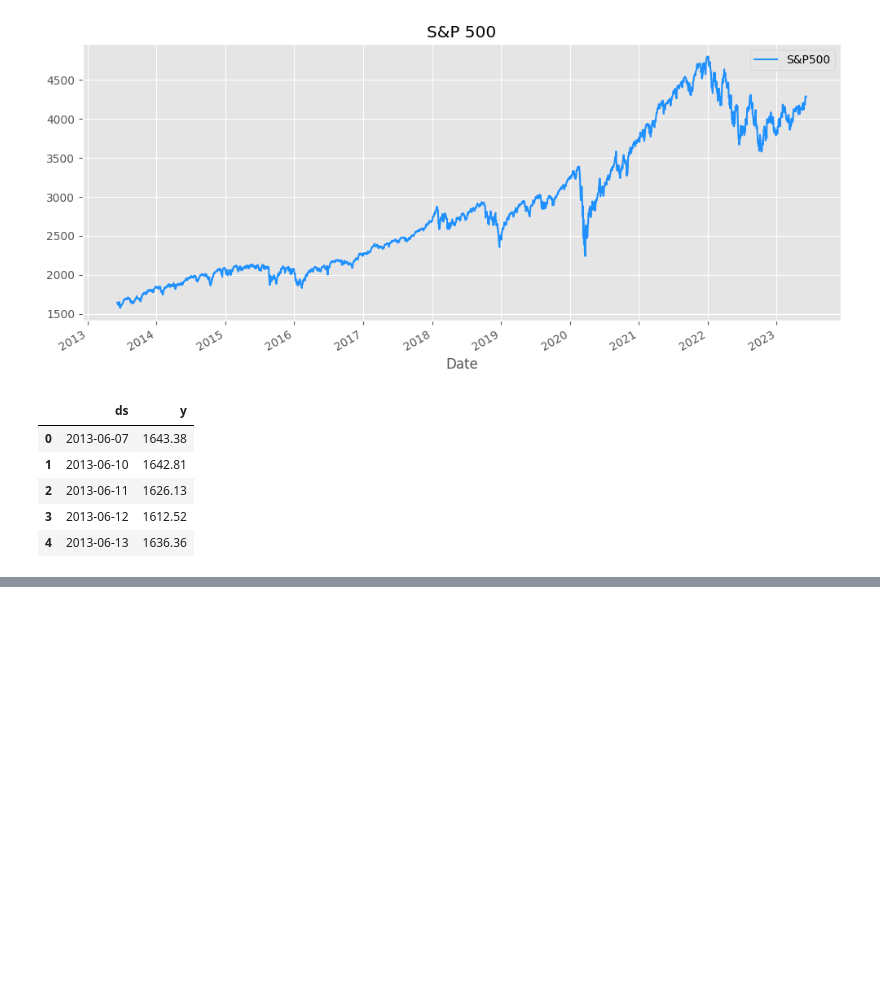
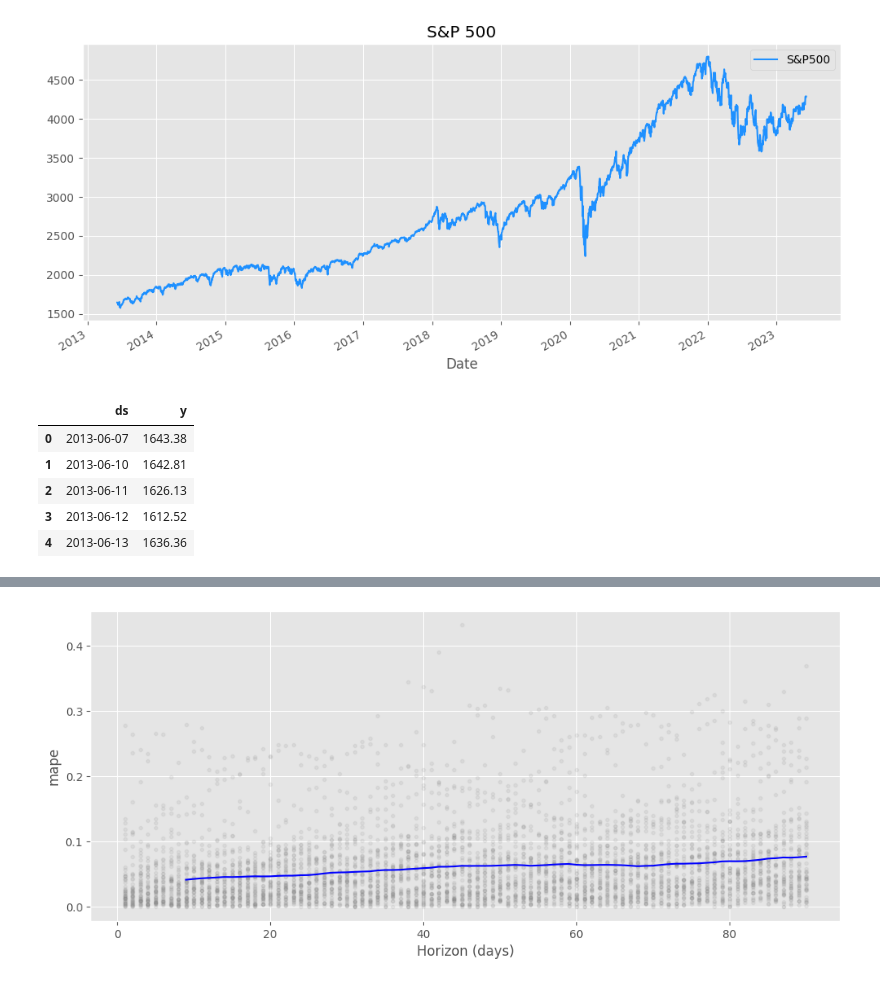
Before and after one commit to Yeuf/sp500_forecast, a Jupyter notebook: sp500_forecast.ipynb, the cells around one changed output, grey strips where cells are left out. Cells and saved outputs as stored; diff of their text form; code cells hidden in the pictures; blank space fills up the shorter version.

```diff
--- a/sp500_forecast.ipynb
+++ b/sp500_forecast.ipynb
@@ -281,0 +310,8 @@ plt.show()
+# %%
+%%time
+# Perform cross-validation on the fitted model and calculate performance metrics
+logging.getLogger("cmdstanpy").disabled = True
+forecast_cv_covid = cross_validation(model_covid, horizon='90 days', parallel='processes')
+logging.getLogger("cmdstanpy").disabled = False
+forecast_covid_perf = performance_metrics(forecast_cv_covid)
+forecast_covid_perf.head()
@@ -281,0 +321,7 @@ plt.show()
+# %%
+# Plot cross-validation metric (MAPE) over time horizon
+fig, ax = plt.subplots(figsize=(12,5))
+plot_cross_validation_metric(forecast_cv_covid, ax=ax, metric='mape')
+plt.show()
+# %% [output]
+[figure, added]
```
Also changed, not shown: parts of 57 cells of this notebook.
